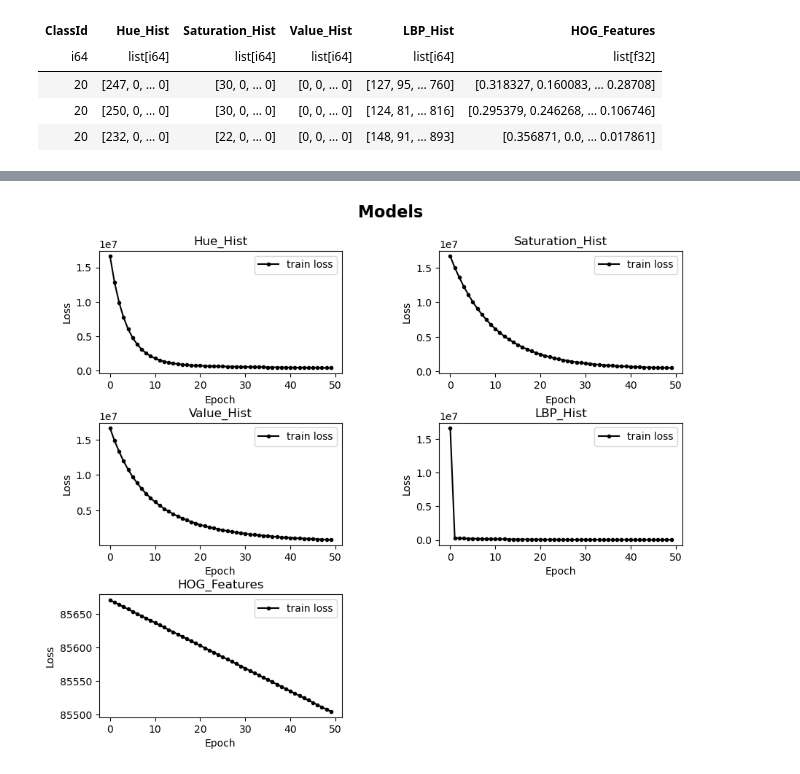
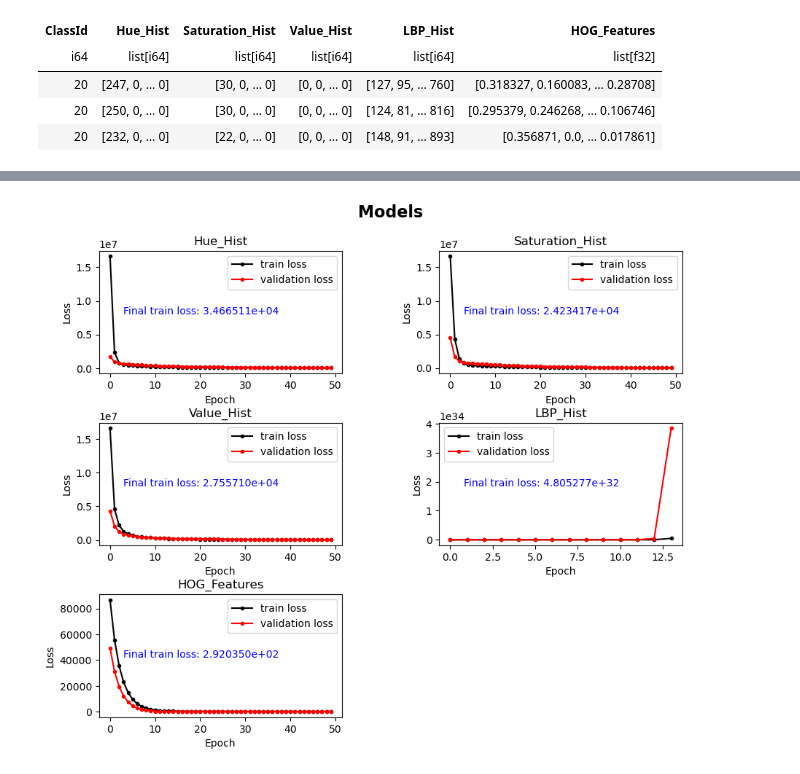
Before and after one commit to teddy661/281-final-project, a Jupyter notebook: BaseModel.ipynb, the cells around one changed output, grey strips where cells are left out. Saved outputs shown, nothing was run; the diff lists cells and outputs as text; code cells hidden in the pictures.

```diff
--- a/BaseModel.ipynb
+++ b/BaseModel.ipynb
@@ -116,23 +116,32 @@ def build_model(num_features, learning_rate=.001):
 # %%
 # Run base model per feature (excluding pattern matching)
 # Using Train sample (200 images per class)
-NUM_BATCH = 150
-EPSILON = 0.00001
+NUM_BATCH = 32
+EPSILON = 0.0001
 EPOCHS = 50
+SPLIT = 0.10
 
 models = []
 
 for col in columns[1:]:
     train_features, labels = features[col], features['ClassId']
-    dataset = tf.data.Dataset.from_tensors(((np.vstack(train_features)), labels))
-    dataset.batch(NUM_BATCH)
+    split = int(train_features.shape[0] * SPLIT)
+    val_features, v_labels = train_features[-split:], labels[-split:]
+    train_features, t_labels = train_features[:-split], labels[:-split]
+
+    tdataset = tf.data.Dataset.from_tensors(((np.vstack(train_features)), t_labels))
+    vdataset = tf.data.Dataset.from_tensors(((np.vstack(val_features)), v_labels))
+
+    tdataset.batch(NUM_BATCH)
+
+    learningRate = 0.1 if col == 'HOG_Features' else EPSILON
 
     print(f'Model for {col}')
     print('='*100)
     num_features = train_features[0].len()
-    model = build_model(num_features, EPSILON)
+    model = build_model(num_features, learningRate)
 
-    history = model.fit(dataset, epochs=EPOCHS, verbose=1)
+    history = model.fit(tdataset, epochs=EPOCHS, verbose=1, validation_data=vdataset)
     models.append((model, history, col))
     print('='*100, '\n\n')
 # %% [output]
@@ -258,26 +287,45 @@ def plot_loss(model, history, title, pos):
 # %%
 plt.figure(figsize=(10,8))
 plt.suptitle("Models", fontsize=16, color="black", fontweight="bold")
 
 for i,m in enumerate(models):
     hist = pd.DataFrame(m[1].history)
     hist = hist[np.isfinite(hist).all(1)]
 
     ax = plt.subplot(3, 2, i+1)
 
     plt.xlabel('Epoch')
     plt.ylabel('Loss')
     plt.plot(range(len(hist)), hist['loss'], marker='.', color='black')
-    plt.legend(['train loss'])
+    plt.plot(range(len(hist)), hist['val_loss'], marker='.', color='red')
+    plt.legend(['train loss', 'validation loss'])
     plt.title(m[2])
+
+    loss = "Final train loss: {lo:e}"
+    loss = loss.format(lo=list(hist['loss'])[-1])
+
+#     weights = "Final weights: [{w1:.3f}, {w2:.3f}]"
+#     weights = weights.format(w1=model.layers[0].get_weights()[0][0][0], w2=model.layers[0].get_weights()[1][0])
+
+    plt.text(0.1, 0.55, loss,
+             ha='left', va='top',
+             transform=ax.transAxes,
+             color='blue'
+            )
+#     plt.text(0.1, 0.50, weights,
+#              ha='left', va='top',
+#              transform=ax.transAxes,
+#              color='black'
+#             )
+
 
 plt.subplots_adjust(left=0.1,
                 bottom=0.1,
                 right=0.9,
                 top=0.9,
                 wspace=0.4,
                 hspace=0.4)
 
 plt.show()
 # %% [output]
-[figure, old version]
+[figure, new version]
```
Also changed, not shown: parts of 2 cells of this notebook.
